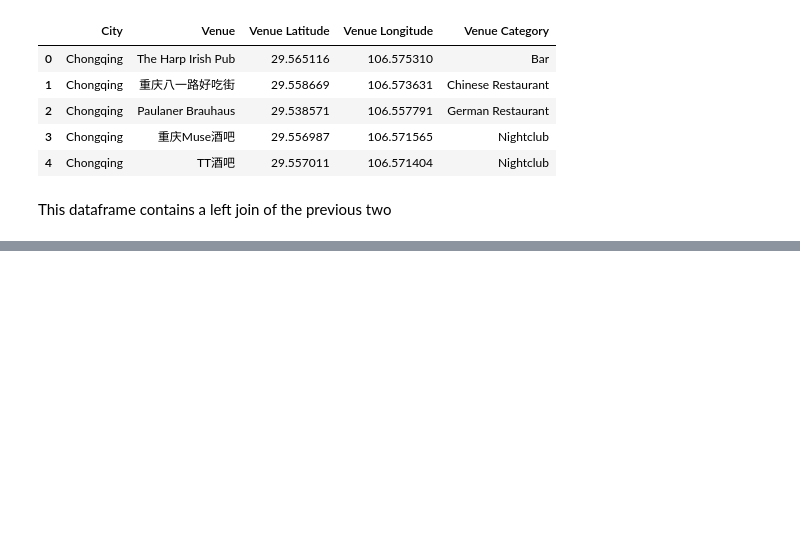
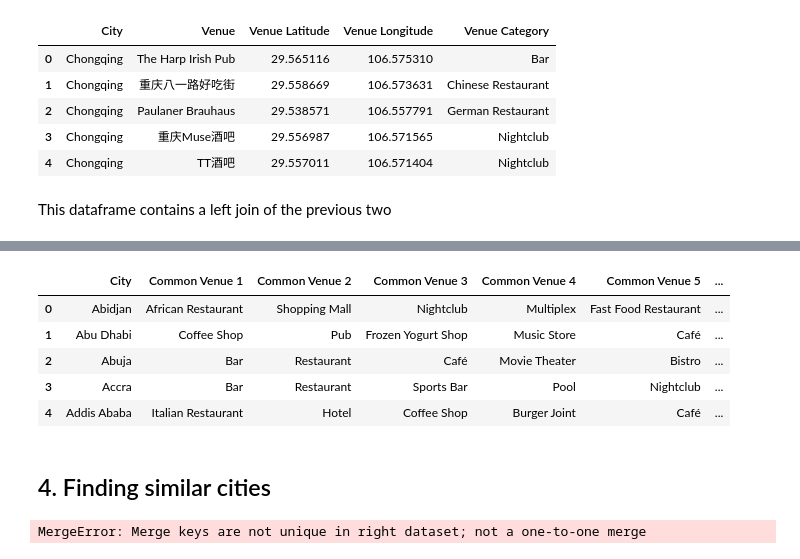
Before and after one commit to rezaabdullah/Coursera_Capstone, a Jupyter notebook: FinalProject/3.cluster_cities.ipynb, the cells around one changed output, grey strips where cells are left out. Saved outputs shown, nothing was run; the diff lists cells and outputs as text; code cells hidden in the pictures; blank space fills up the shorter version.

```diff
--- a/FinalProject/3.cluster_cities.ipynb
+++ b/FinalProject/3.cluster_cities.ipynb
@@ -50,0 +84,25 @@ df_joined.head()
+# %%
+num_top_venues = 10
+
+# create columns according to number of top venues
+columns = ['City']
+for ind in np.arange(num_top_venues):
+    columns.append('Common Venue {}'.format(ind+1))
+
+# create a new dataframe
+df_common_venues = pd.DataFrame(columns=columns)
+df_common_venues['City'] = df_venues_grouped['City']
+
+for ind in np.arange(df_venues_grouped.shape[0]):
+    df_common_venues.iloc[ind, 1:] = return_most_common_venues(df_venues_grouped.iloc[ind, :], num_top_venues)
+
+df_common_venues.head()
+# %% [output]
+|  | City | Common Venue 1 | Common Venue 2 | Common Venue 3 | Common Venue 4 | Common Venue 5 | ... |
+| 0 | Abidjan | African Restaurant | Shopping Mall | Nightclub | Multiplex | Fast Food Restaurant | ... |
+| 1 | Abu Dhabi | Coffee Shop | Pub | Frozen Yogurt Shop | Music Store | Café | ... |
+| 2 | Abuja | Bar | Restaurant | Café | Movie Theater | Bistro | ... |
+| 3 | Accra | Bar | Restaurant | Sports Bar | Pool | Nightclub | ... |
+| 4 | Addis Ababa | Italian Restaurant | Hotel | Coffee Shop | Burger Joint | Café | ... |
+# %% [markdown]
+## 4. Finding similar cities
@@ -50,0 +117,8 @@ df_joined.head()
+# %%
+df_common_venues['Cluster label'] = kmeans.labels_
+
+df_cities2 = pd.merge(df_common_venues, df_cities, how='left',
+        on='City', validate="1:1")
+df_cities2.head()
+# %% [output]
+MergeError: Merge keys are not unique in right dataset; not a one-to-one merge
```
Also changed, not shown: parts of 10 cells of this notebook, 1 other file.
